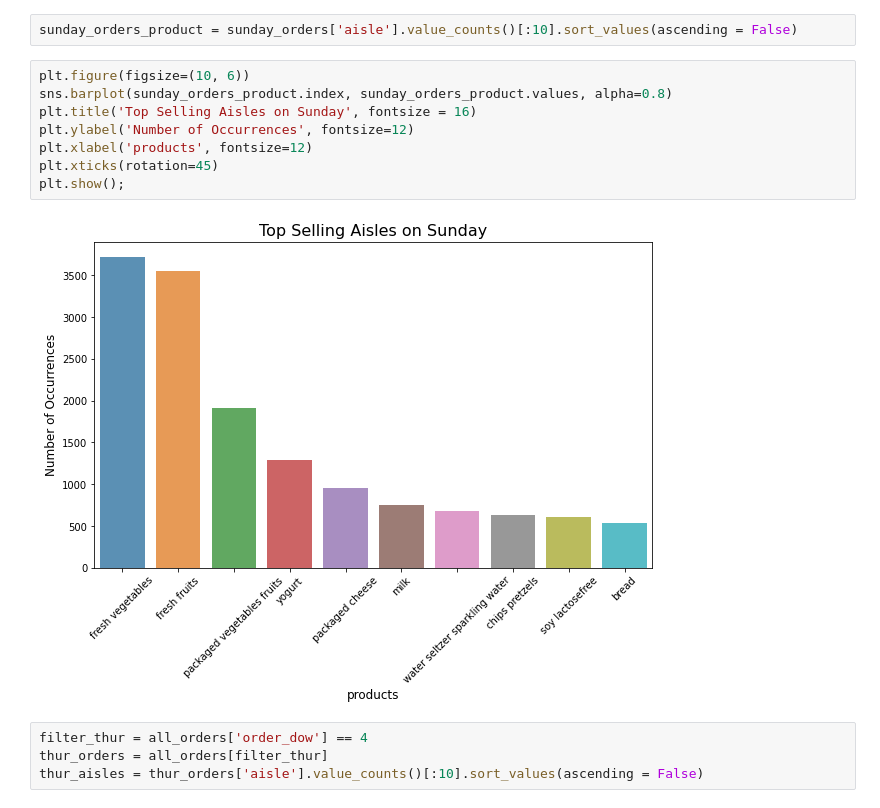
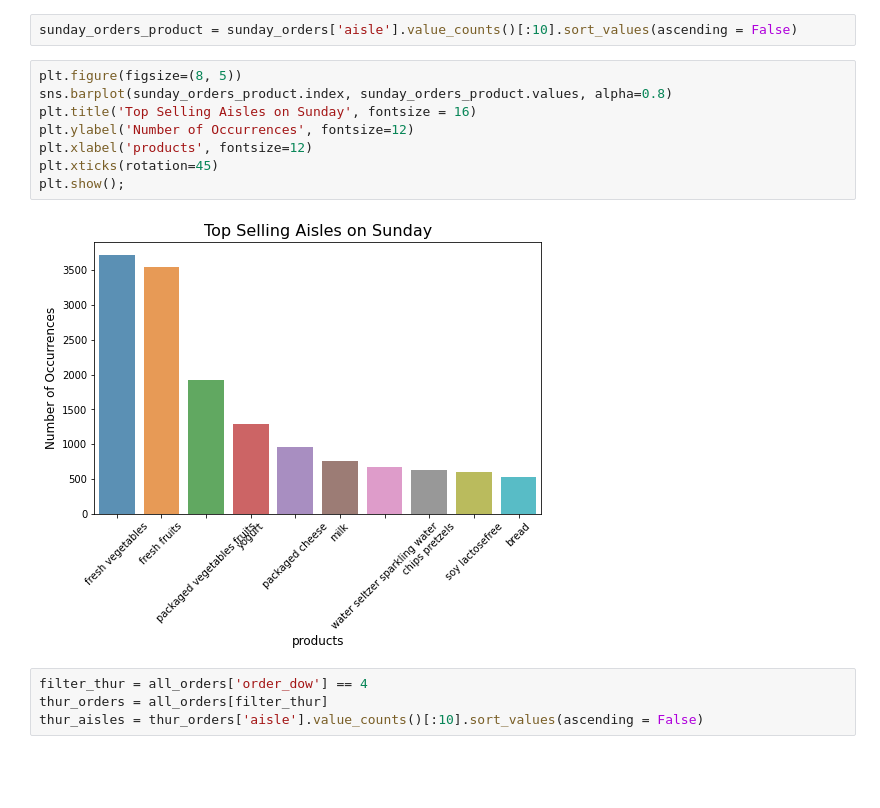
Before and after one commit to aakiyanova/Market-basket-analysis-FP-growth, a Jupyter notebook: EDA/EDA.ipynb, the cells around one changed output. Drawn from its saved outputs; the diff is of its cells as text; blank space fills up the shorter version.

```diff
--- a/EDA/EDA.ipynb
+++ b/EDA/EDA.ipynb
@@ -224,15 +136,15 @@ In the train orders, looking only at the busiest day of the week (Sunday), trans
 # %%
 sunday_orders_product = sunday_orders['aisle'].value_counts()[:10].sort_values(ascending = False)
 # %%
-plt.figure(figsize=(10, 6))
+plt.figure(figsize=(8, 5))
 sns.barplot(sunday_orders_product.index, sunday_orders_product.values, alpha=0.8)
 plt.title('Top Selling Aisles on Sunday', fontsize = 16)
 plt.ylabel('Number of Occurrences', fontsize=12)
 plt.xlabel('products', fontsize=12)
 plt.xticks(rotation=45)
 plt.show();
 # %% [output]
-[figure, old version]
+[figure, new version]
 # %%
 filter_thur = all_orders['order_dow'] == 4
 thur_orders = all_orders[filter_thur]
```
Also changed, not shown: parts of 53 cells of this notebook, 15 other files.
